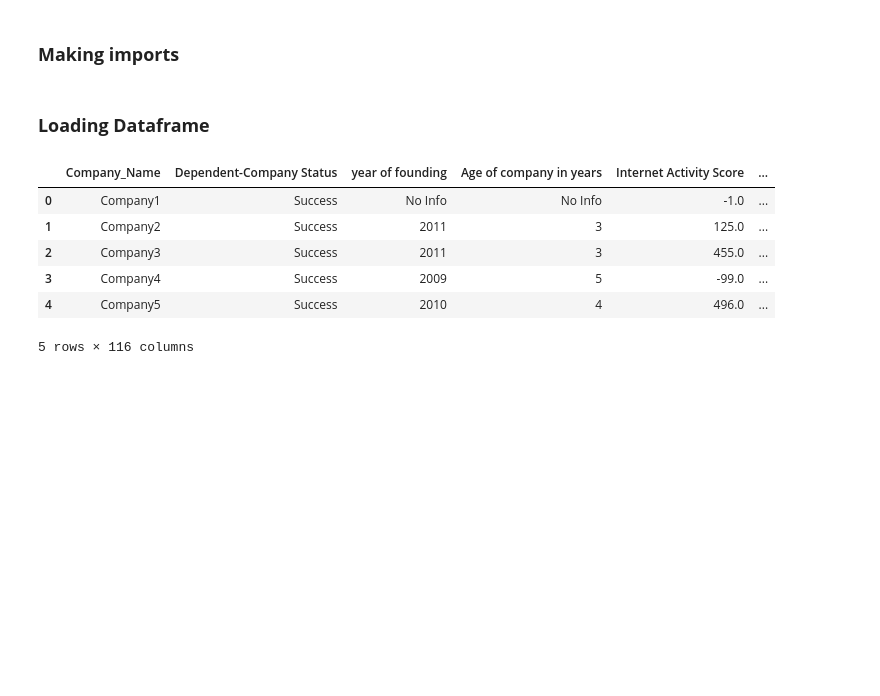
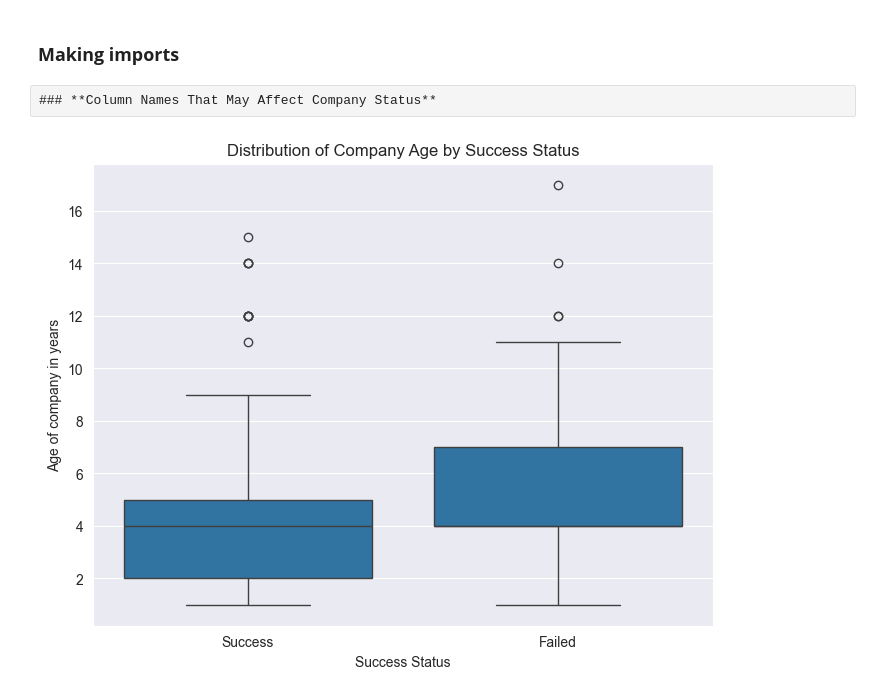
Before and after one commit to RobertArustamyan/StartupAnalyze, a Jupyter notebook: analysis.ipynb, the cells around one changed output. Drawn from its saved outputs; the diff is of its cells as text; code cells hidden in the pictures; blank space fills up the shorter version.

Commit message:
Added company age and internet activity analyze

```diff
--- a/analysis.ipynb
+++ b/analysis.ipynb
@@ -5,13 +10,2 @@ import pandas as pd
-# %% [markdown]
-### **Loading Dataframe**
-# %%
-df = pd.read_csv("Data/data.csv", encoding='latin-1')
-df.head(5)
-# %% [output]
-|  | Company_Name | Dependent-Company Status | year of founding | Age of company in years | Internet Activity Score | ... |
-| 0 | Company1 | Success | No Info | No Info | -1.0 | ... |
-| 1 | Company2 | Success | 2011 | 3 | 125.0 | ... |
-| 2 | Company3 | Success | 2011 | 3 | 455.0 | ... |
-| 3 | Company4 | Success | 2009 | 5 | -99.0 | ... |
-| 4 | Company5 | Success | 2010 | 4 | 496.0 | ... |
-5 rows × 116 columns
+# %% [raw]
+### **Column Names That May Affect Company Status**
@@ -17,0 +14,6 @@ df.head(5)
+# %%
+AgeAnalyze = AgeDataAnalyzing()
+AgeAnalyze.filling_age_missing_values()
+AgeAnalyze.company_age_boxplot()
+# %% [output]
+[figure, added]
```
Also changed, not shown: parts of 3 cells of this notebook.
